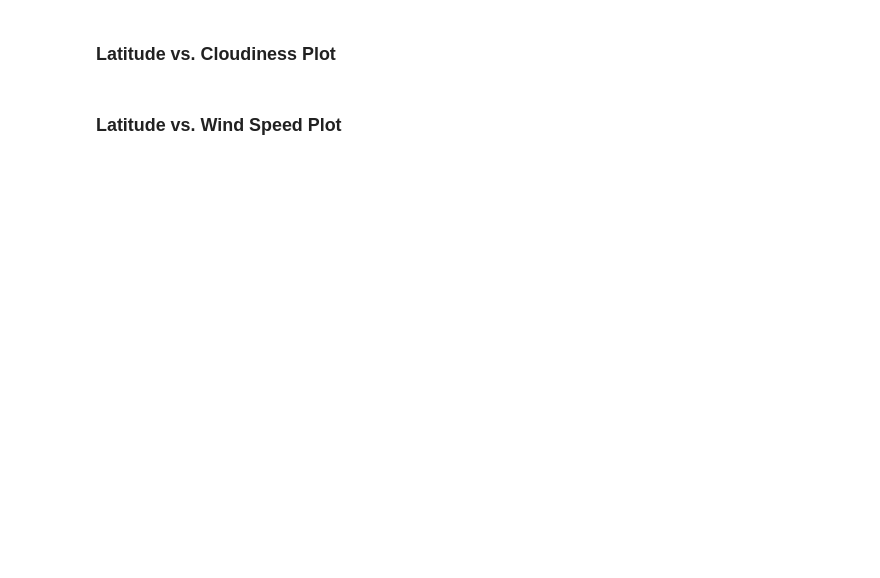
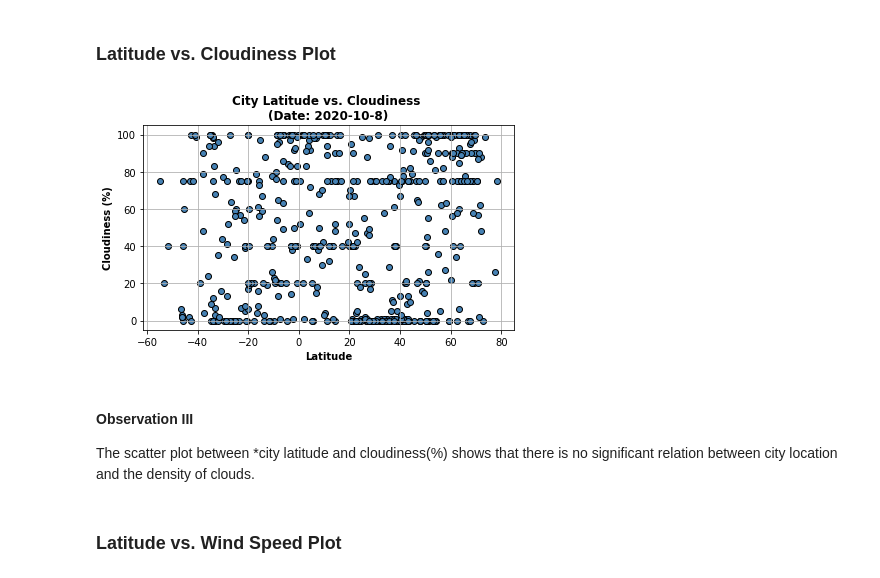
Before and after one commit to abpuccini/API-Challenge, a Jupyter notebook: WeatherPy/WeatherPy.ipynb, the cells around one changed output. Drawn from its saved outputs; the diff is of its cells as text; code cells hidden in the pictures; blank space fills up the shorter version.

```diff
--- a/WeatherPy/WeatherPy.ipynb
+++ b/WeatherPy/WeatherPy.ipynb
@@ -230,22 +306,28 @@ plt.show()
 ### Latitude vs. Cloudiness Plot
 # %%
 # Create scatter plot between Latitude and Cloundiness
-lat_cld = plt.scatter(weather_data_df['Latitude'],
+lat_cld = plt.scatter(cities_lat,
                        weather_data_df['Cloudiness'],
                        marker='o',
                        color='steelblue',
                        edgecolor='black')
 
 # Add title&labels and modify plot&layout
 plt.title(f'City Latitude vs. Cloudiness \n(Date: {date})', fontweight='bold')
 plt.xlabel('Latitude', fontweight='bold')
 plt.ylabel('Cloudiness (%)', fontweight='bold')
 plt.grid()
 plt.tight_layout()
 
 # Save figure and show the the plot
 plt.savefig('Images/lat_cloud.png')
 plt.show()
+# %% [output]
+[figure, added]
+# %% [markdown]
+#### Observation III
+
+The scatter plot between *city latitude and cloudiness(%) shows that there is no significant relation between city location and the density of clouds.
 # %% [markdown]
 ### Latitude vs. Wind Speed Plot
 # %%
```
Also changed, not shown: parts of 27 cells of this notebook, 12 other files.
